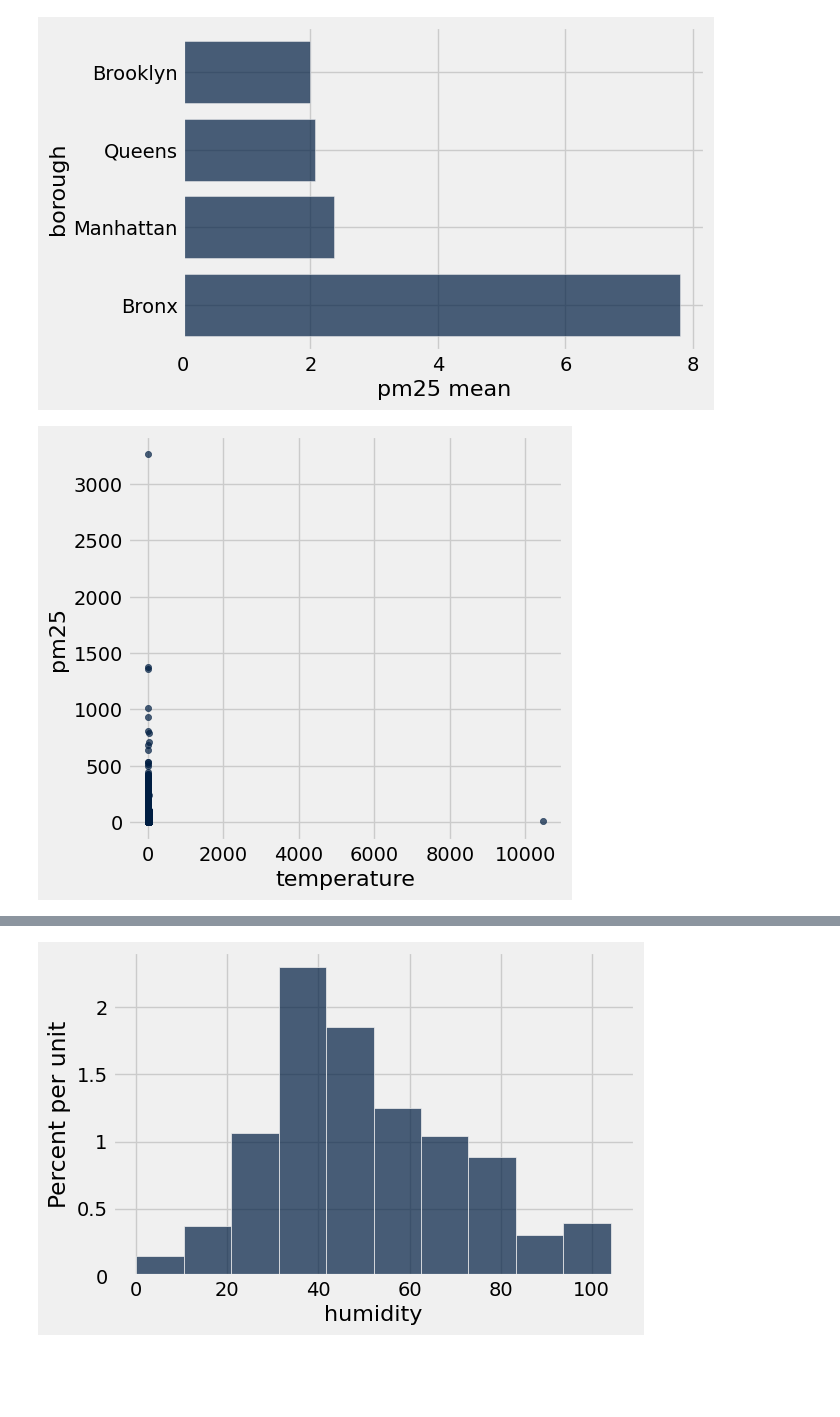
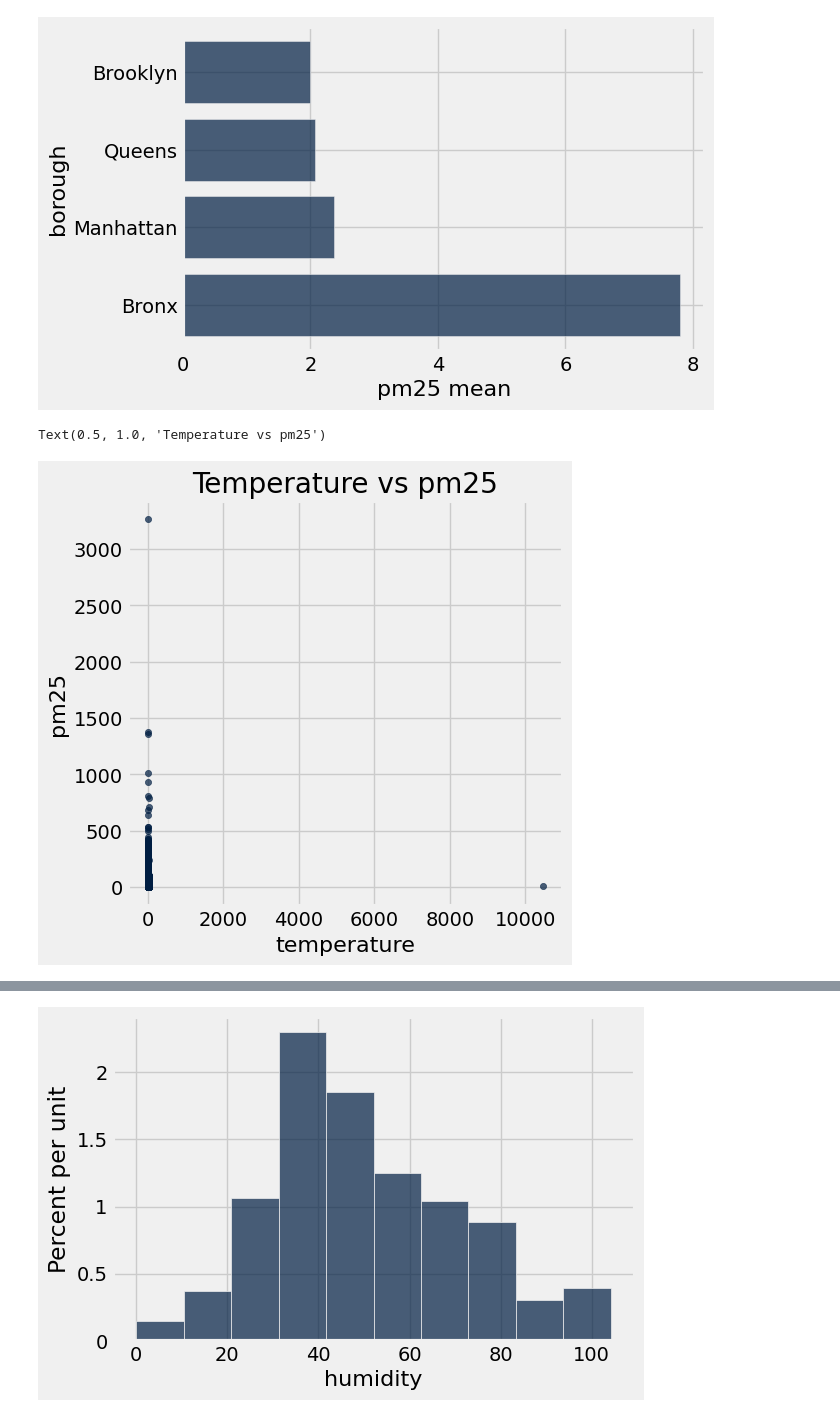
Before and after one commit to MahmoudMadi77/DataScience_U23103334, a Jupyter notebook: Activity2_questions_U23103334.ipynb, the cells around one changed output, grey strips where cells are left out. Saved outputs shown, nothing was run; the diff lists cells and outputs as text; code cells hidden in the pictures; blank space fills up the shorter version.

```diff
--- a/Activity2_questions_U23103334.ipynb
+++ b/Activity2_questions_U23103334.ipynb
@@ -211,6 +211,8 @@ borough_mean_pm25.sort("pm25 mean").barh("borough")
 [figure]
 # %%
 merged_table.scatter("temperature","pm25")
+plt.title("Temperature vs pm25")
 # %% [output]
+Text(0.5, 1.0, 'Temperature vs pm25')
-[figure, old version]
+[figure, new version]
 # %%
```
Also changed, not shown: parts of 3 cells of this notebook.
